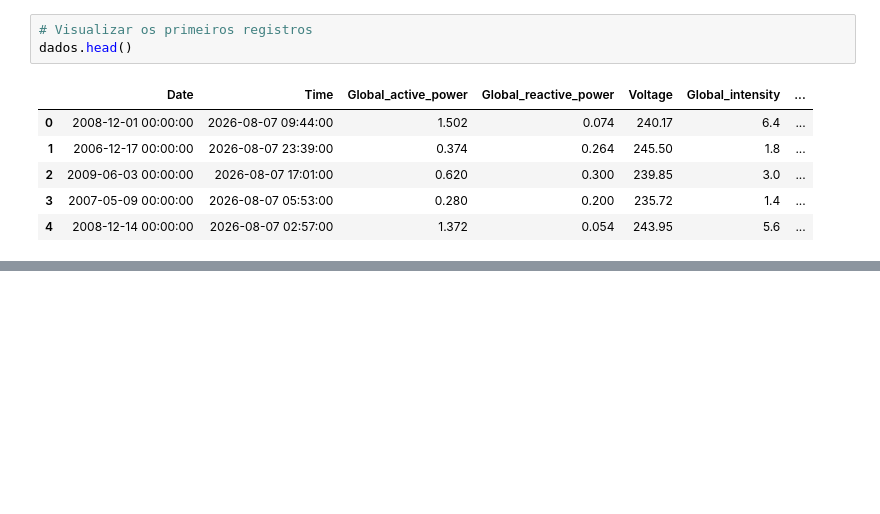
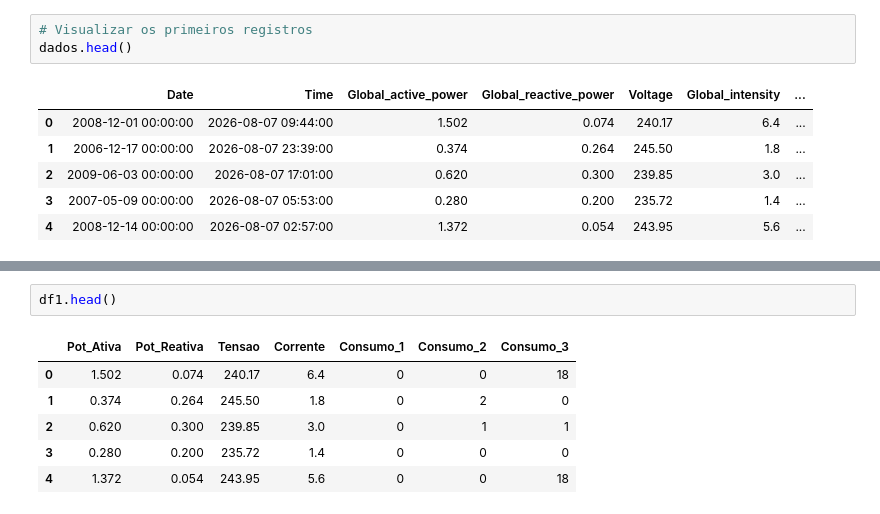
Before and after one commit to enzotabuchii/FIAP-SERS, a Jupyter notebook: 2º/aula1/ANALISE_DADOS_ENERGIA.ipynb, the cells around one changed output, grey strips where cells are left out. Saved outputs shown, nothing was run; the diff lists cells and outputs as text; blank space fills up the shorter version.

```diff
--- a/2º/aula1/ANALISE_DADOS_ENERGIA.ipynb
+++ b/2º/aula1/ANALISE_DADOS_ENERGIA.ipynb
@@ -57,0 +119,9 @@ dados.describe()
+# %%
+df1.head()
+# %% [output]
+|  | Pot_Ativa | Pot_Reativa | Tensao | Corrente | Consumo_1 | Consumo_2 | Consumo_3 |
+| 0 | 1.502 | 0.074 | 240.17 | 6.4 | 0 | 0 | 18 |
+| 1 | 0.374 | 0.264 | 245.50 | 1.8 | 0 | 2 | 0 |
+| 2 | 0.620 | 0.300 | 239.85 | 3.0 | 0 | 1 | 1 |
+| 3 | 0.280 | 0.200 | 235.72 | 1.4 | 0 | 0 | 0 |
+| 4 | 1.372 | 0.054 | 243.95 | 5.6 | 0 | 0 | 18 |
```
Also changed, not shown: parts of 26 cells of this notebook.
